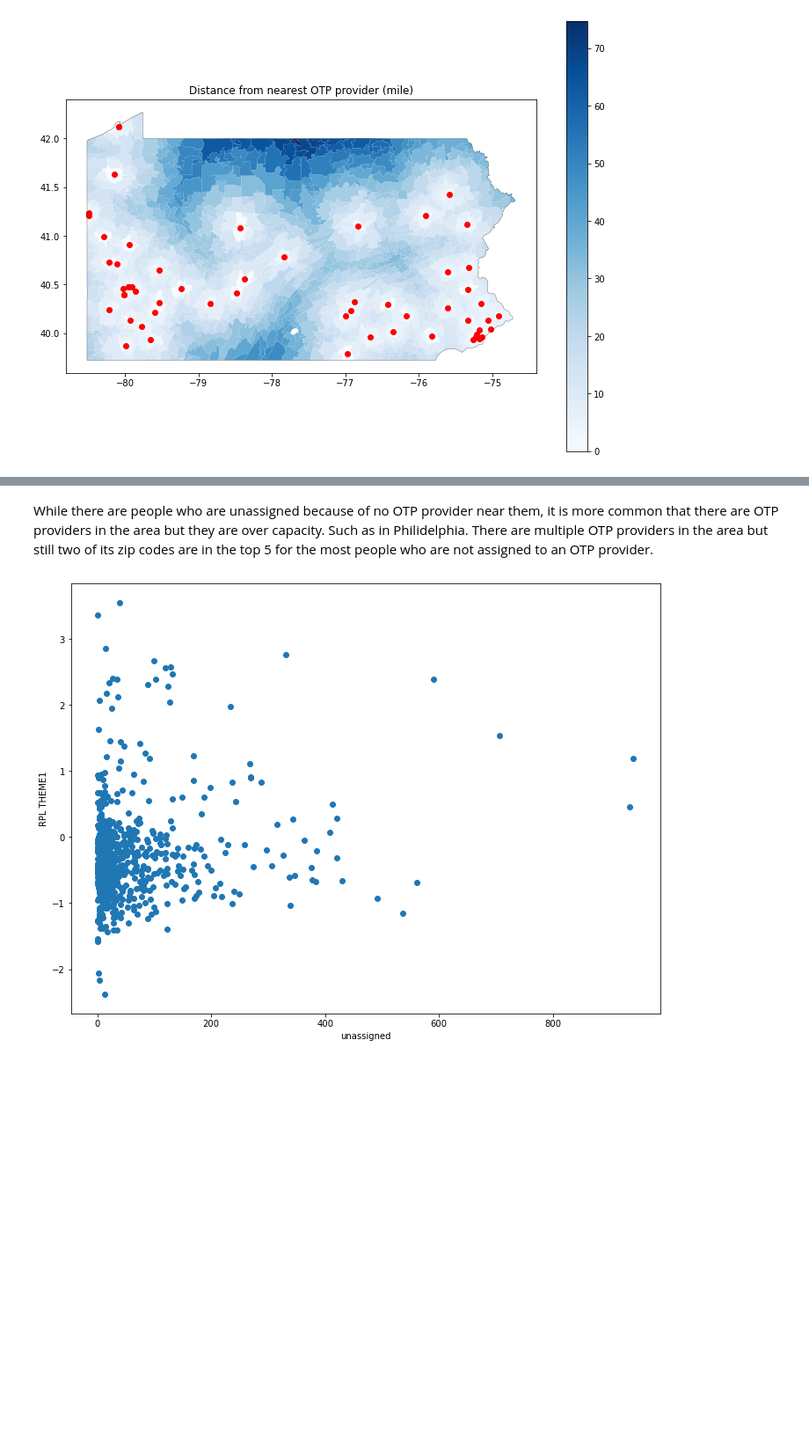
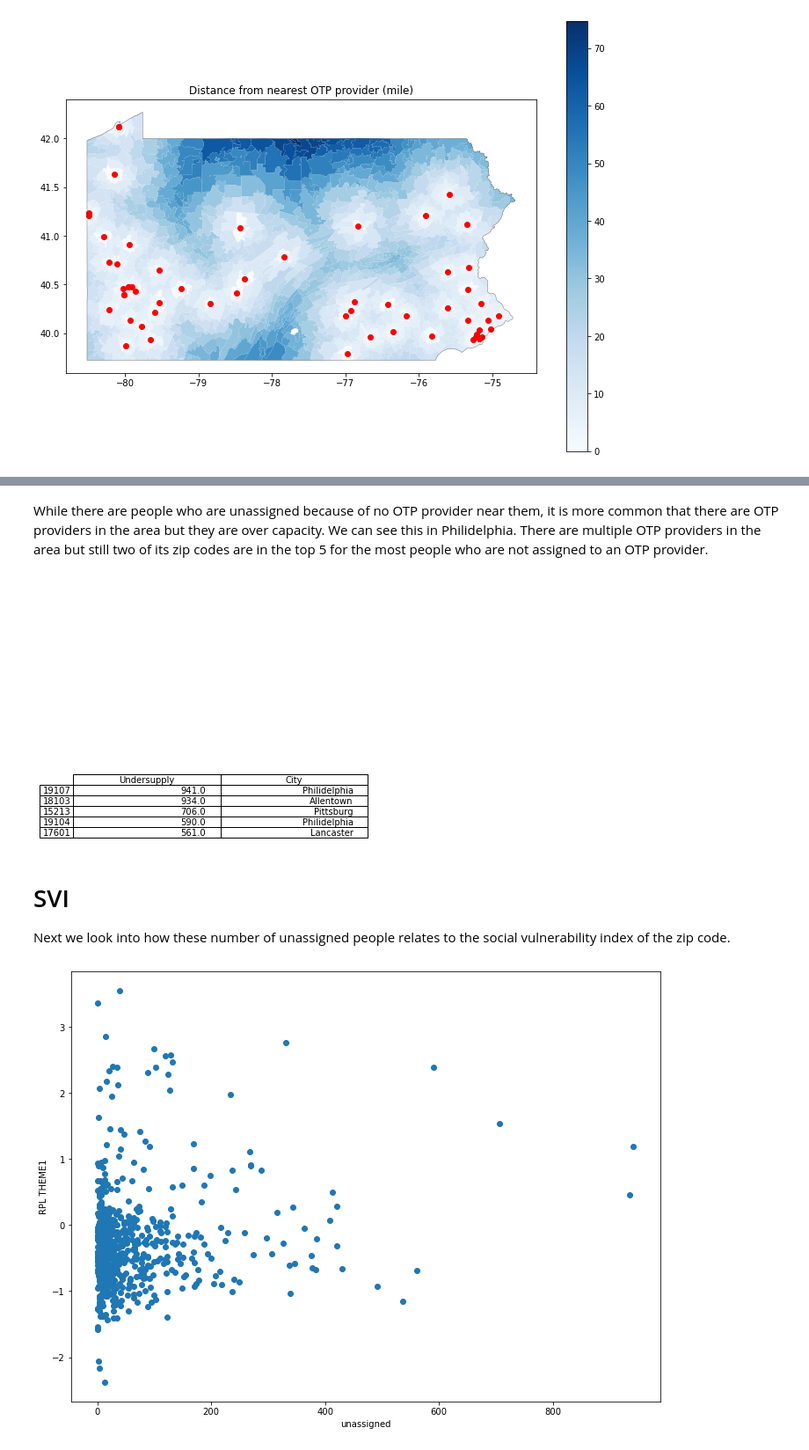
Before and after one commit to kaden-call2/Underserved_otp, a Jupyter notebook: final_notebook.ipynb, the cells around one changed output, grey strips where cells are left out. Shown: that part at 88% size. Cells and saved outputs as stored; diff of their text form; code cells hidden in the pictures; blank space fills up the shorter version.

```diff
--- a/final_notebook.ipynb
+++ b/final_notebook.ipynb
@@ -62,7 +64,22 @@ top_unassigned[['Unassigned', 'City']]
 | 19104 | 590.0 | Philidelphia |
 | 17601 | 561.0 | Lancaster |
 # %% [markdown]
-While there are people who are unassigned because of no OTP provider near them, it is more common that there are OTP providers in the area but they are over capacity. Such as in Philidelphia. There are multiple OTP providers in the area but still two of its zip codes are in the top 5 for the most people who are not assigned to an OTP provider.
+While there are people who are unassigned because of no OTP provider near them, it is more common that there are OTP providers in the area but they are over capacity. We can see this in Philidelphia. There are multiple OTP providers in the area but still two of its zip codes are in the top 5 for the most people who are not assigned to an OTP provider.
+# %%
+from pandas.plotting import table
+
+
+ax = plt.subplot(111, frame_on=False)
+ax.xaxis.set_visible(False)
+ax.yaxis.set_visible(False)
+table(ax, top_unassigned[['Undersupply', 'City']])
+plt.savefig('blog_post/PA_top5_table.png', dpi=1000)
+# %% [output]
+[figure, added]
+# %% [markdown]
+# SVI
+
+Next we look into how these number of unassigned people relates to the social vulnerability index of the zip code.
 # %%
 svi_unassigned = penn_lp[2].join(svi_zips.set_index(['ZIP']), on='RATES ZIP', how='left')
 
```
Also changed, not shown: parts of 7 cells of this notebook, 9 other files.
